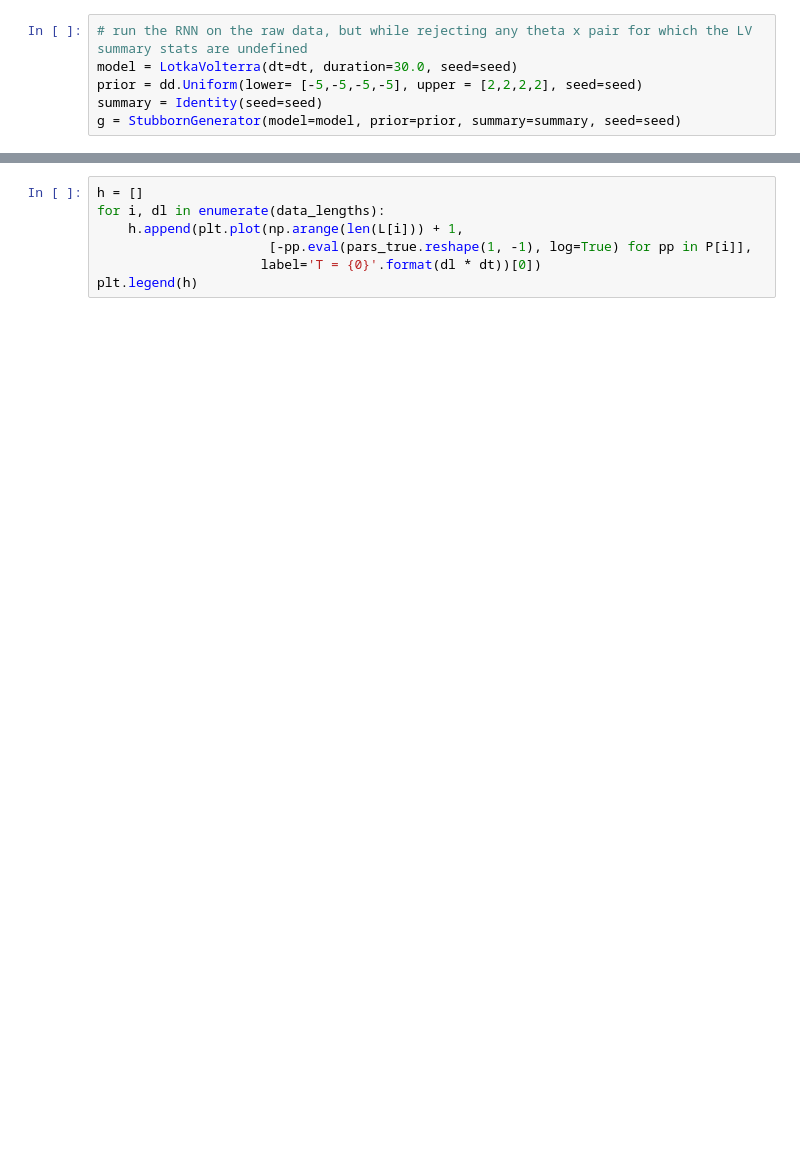
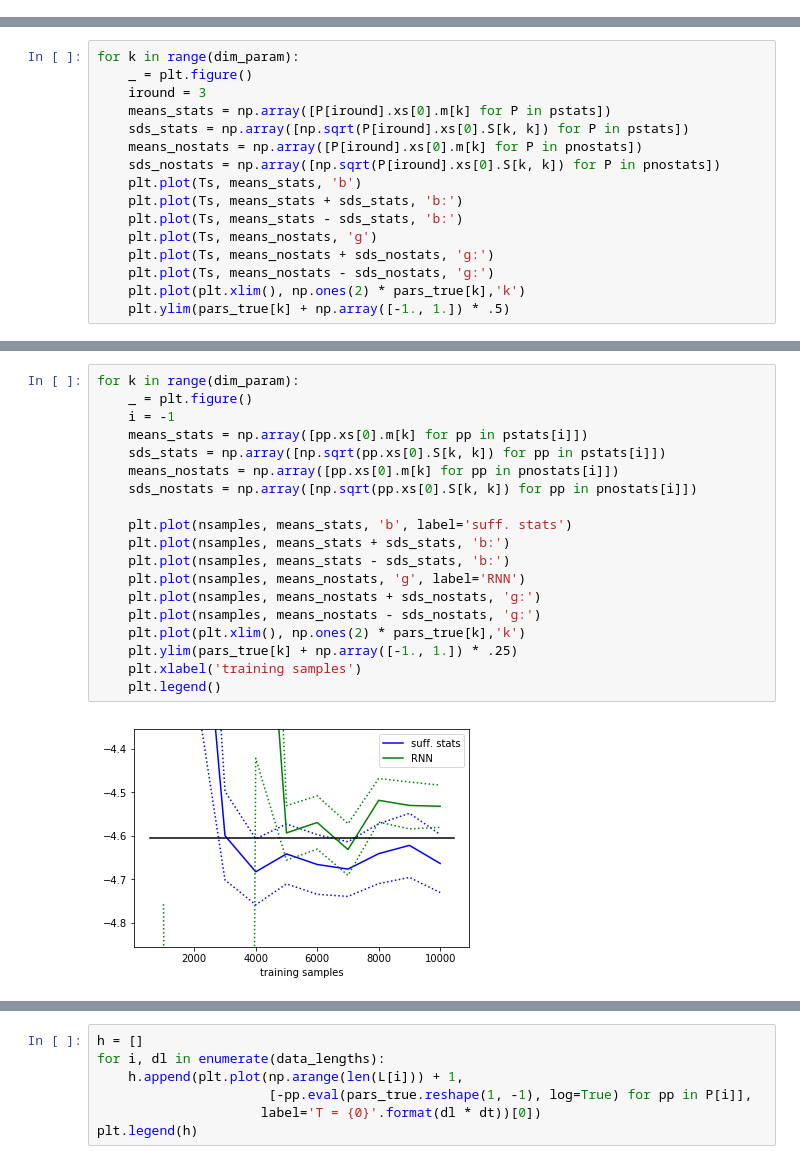
Before and after one commit to mackelab/lfi-experiments, a Jupyter notebook: snpec/lvstatless_rnn.ipynb, the cells around one changed output, grey strips where cells are left out. Cells and saved outputs as stored; diff of their text form; blank space fills up the shorter version.

```diff
--- a/snpec/lvstatless_rnn.ipynb
+++ b/snpec/lvstatless_rnn.ipynb
@@ -136,6 +167,0 @@ save_results_byname(logs=L, tds=TD, posteriors=P,
-# %%
-# run the RNN on the raw data, but while rejecting any theta x pair for which the LV summary stats are undefined
-model = LotkaVolterra(dt=dt, duration=30.0, seed=seed)
-prior = dd.Uniform(lower= [-5,-5,-5,-5], upper = [2,2,2,2], seed=seed)
-summary = Identity(seed=seed)
-g = StubbornGenerator(model=model, prior=prior, summary=summary, seed=seed)
@@ -180,0 +218,16 @@ g = StubbornGenerator(model=model, prior=prior, summary=summary, seed=seed)
+# %%
+for k in range(dim_param):
+    _ = plt.figure()
+    iround = 3
+    means_stats = np.array([P[iround].xs[0].m[k] for P in pstats])
+    sds_stats = np.array([np.sqrt(P[iround].xs[0].S[k, k]) for P in pstats])
+    means_nostats = np.array([P[iround].xs[0].m[k] for P in pnostats])
+    sds_nostats = np.array([np.sqrt(P[iround].xs[0].S[k, k]) for P in pnostats])
+    plt.plot(Ts, means_stats, 'b')
+    plt.plot(Ts, means_stats + sds_stats, 'b:')
+    plt.plot(Ts, means_stats - sds_stats, 'b:')
+    plt.plot(Ts, means_nostats, 'g')
+    plt.plot(Ts, means_nostats + sds_nostats, 'g:')
+    plt.plot(Ts, means_nostats - sds_nostats, 'g:')
+    plt.plot(plt.xlim(), np.ones(2) * pars_true[k],'k')
+    plt.ylim(pars_true[k] + np.array([-1., 1.]) * .5)
@@ -180,0 +239,21 @@ g = StubbornGenerator(model=model, prior=prior, summary=summary, seed=seed)
+# %%
+for k in range(dim_param):
+    _ = plt.figure()
+    i = -1
+    means_stats = np.array([pp.xs[0].m[k] for pp in pstats[i]])
+    sds_stats = np.array([np.sqrt(pp.xs[0].S[k, k]) for pp in pstats[i]])
+    means_nostats = np.array([pp.xs[0].m[k] for pp in pnostats[i]])
+    sds_nostats = np.array([np.sqrt(pp.xs[0].S[k, k]) for pp in pnostats[i]])
+
+    plt.plot(nsamples, means_stats, 'b', label='suff. stats')
+    plt.plot(nsamples, means_stats + sds_stats, 'b:')
+    plt.plot(nsamples, means_stats - sds_stats, 'b:')
+    plt.plot(nsamples, means_nostats, 'g', label='RNN')
+    plt.plot(nsamples, means_nostats + sds_nostats, 'g:')
+    plt.plot(nsamples, means_nostats - sds_nostats, 'g:')
+    plt.plot(plt.xlim(), np.ones(2) * pars_true[k],'k')
+    plt.ylim(pars_true[k] + np.array([-1., 1.]) * .25)
+    plt.xlabel('training samples')
+    plt.legend()
+# %% [output]
+[figure, added]
```
Also changed, not shown: parts of 17 cells of this notebook, 5 other files.
